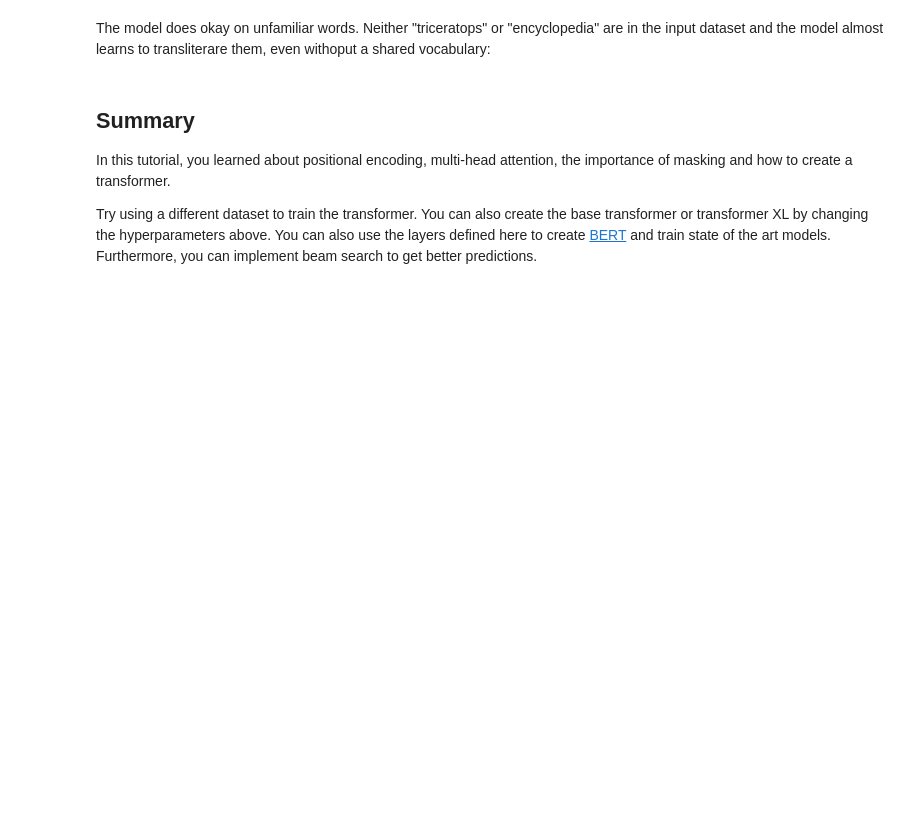
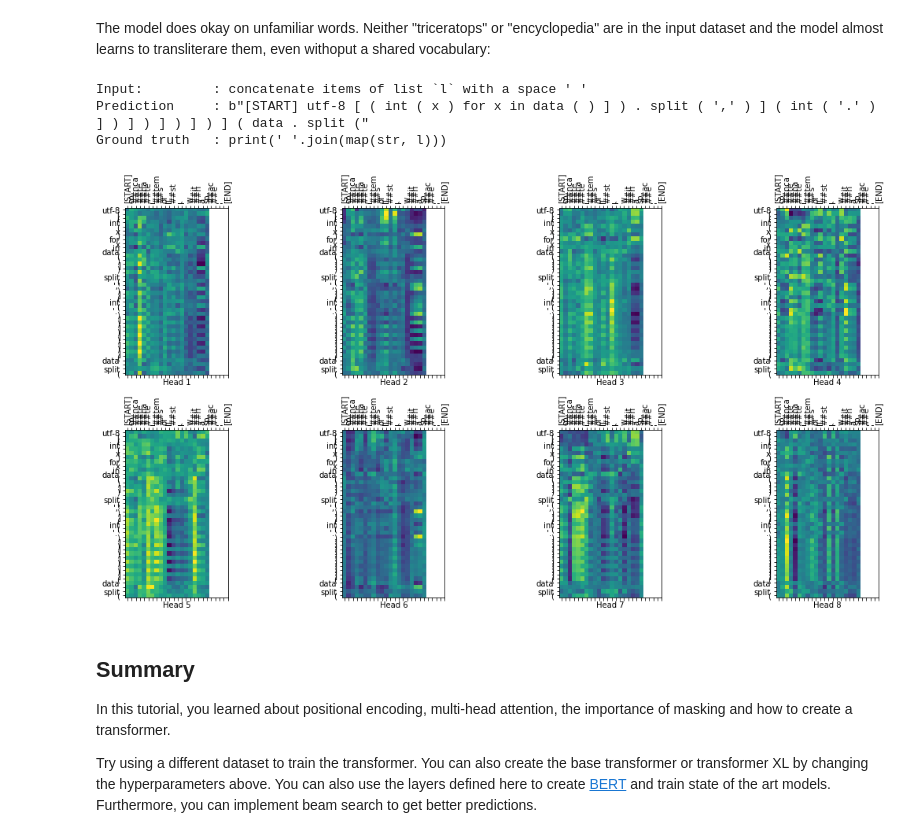
Before and after one commit to Jeilef/DL4TM_Text2Python, a Jupyter notebook: google.ipynb, the cells around one changed output. Saved outputs shown, nothing was run; the diff lists cells and outputs as text; code cells hidden in the pictures; blank space fills up the shorter version.

```diff
--- a/google.ipynb
+++ b/google.ipynb
@@ -206,12 +237,0 @@ BATCH_SIZE = 64
-# %%
-def make_batches(ds):
-  return (
-      ds
-      .cache()
-      .shuffle(BUFFER_SIZE)
-      .batch(BATCH_SIZE)
-      .map(tokenize_pairs, num_parallel_calls=tf.data.AUTOTUNE)
-      .prefetch(tf.data.AUTOTUNE))
-
-train_batches = make_batches(train_examples)
-val_batches = make_batches(val_examples)
@@ -976,7 +1045,7 @@ for epoch in range(EPOCHS):
   for (batch, (inp, tar)) in enumerate(train_batches):
     train_step(inp, tar)
 
-    if batch % 50 == 0:
+    if batch % 10 == 0:
       print(f'Epoch {epoch + 1} Batch {batch} Loss {train_loss.result():.4f} Accuracy {train_accuracy.result():.4f}')
 
   if (epoch + 1) % 5 == 0:
@@ -1023,13 +1091,15 @@ Note: The model used here has less capacity to keep the example relatively faste
 def evaluate(sentence, max_length=40):
   # inp sentence is portuguese, hence adding the start and end token
   sentence = tf.convert_to_tensor([sentence])
-  sentence = tokenizers.pt.tokenize(sentence).to_tensor()
+  sentence = tokenizers.en.tokenize(sentence).to_tensor()
 
   encoder_input = sentence
 
   # as the target is english, the first word to the transformer should be the
   # english start token.
-  start, end = tokenizers.en.tokenize([''])[0]
+  # start, end = tokenizers.en.tokenize([''])[0]
+  start = vectorize(tf.convert_to_tensor(start_token))
+  end = vectorize(tf.convert_to_tensor(end_token)) - 1
   output = tf.convert_to_tensor([start])
   output = tf.expand_dims(output, 0)
 
@@ -1059,8 +1129,10 @@ def evaluate(sentence, max_length=40):
       break
 
   # output.shape (1, tokens)
-  text = tokenizers.en.detokenize(output)[0] # shape: ()
+  # text = tokenizers.en.detokenize(output)[0] # shape: ()
+  tokens = inverse_vectorize(output - 1)[0]
+  text = tf.strings.join(tokens, separator=' ').numpy()
 
-  tokens = tokenizers.en.lookup(output)[0]
+  # tokens = tokenizers.en.lookup(output)[0]
 
   return text, tokens, attention_weights
@@ -1101,0 +1184,6 @@ print_translation(sentence, translated_text, ground_truth)
+# %%
+sentence = "Calculate sum over all rows of 2D numpy array"
+ground_truth = "a.sum(axis=1)"
+
+translated_text, translated_tokens, attention_weights = evaluate(sentence)
+print_translation(sentence, translated_text, ground_truth)
@@ -1157,14 +1268,19 @@ plot_attention_weights(sentence, translated_tokens,
 # %% [markdown]
 The model does okay on unfamiliar words. Neither "triceratops" or "encyclopedia" are in the input dataset and the model almost learns to transliterare them, even withoput a shared vocabulary:
 # %%
-sentence = "Eu li sobre triceratops na enciclopédia."
-ground_truth = "I read about triceratops in the encyclopedia."
+sentence = "concatenate items of list `l` with a space ' '"
+ground_truth = "print(' '.join(map(str, l)))"
 
 translated_text, translated_tokens, attention_weights = evaluate(sentence)
 print_translation(sentence, translated_text, ground_truth)
 
 plot_attention_weights(sentence, translated_tokens,
                        attention_weights['decoder_layer4_block2'][0])
+# %% [output]
+Input:         : concatenate items of list `l` with a space ' '
+Prediction     : b"[START] utf-8 [ ( int ( x ) for x in data ( ) ] ) . split ( ',' ) ] ( int ( '.' ) ] ) ] ) ] ) ] ) ] ( data . split ("
+Ground truth   : print(' '.join(map(str, l)))
+[figure, added]
 # %% [markdown]
 ## Summary
 
```
Also changed, not shown: parts of 25 cells of this notebook.
